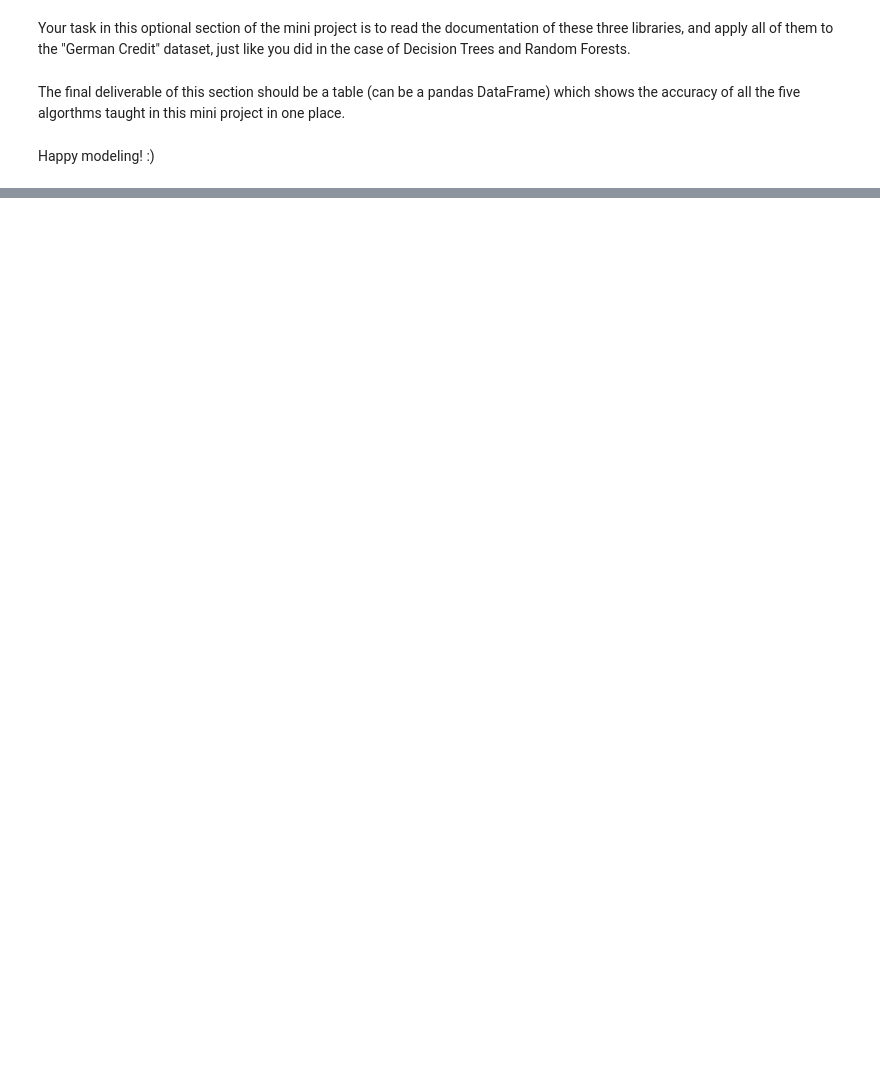
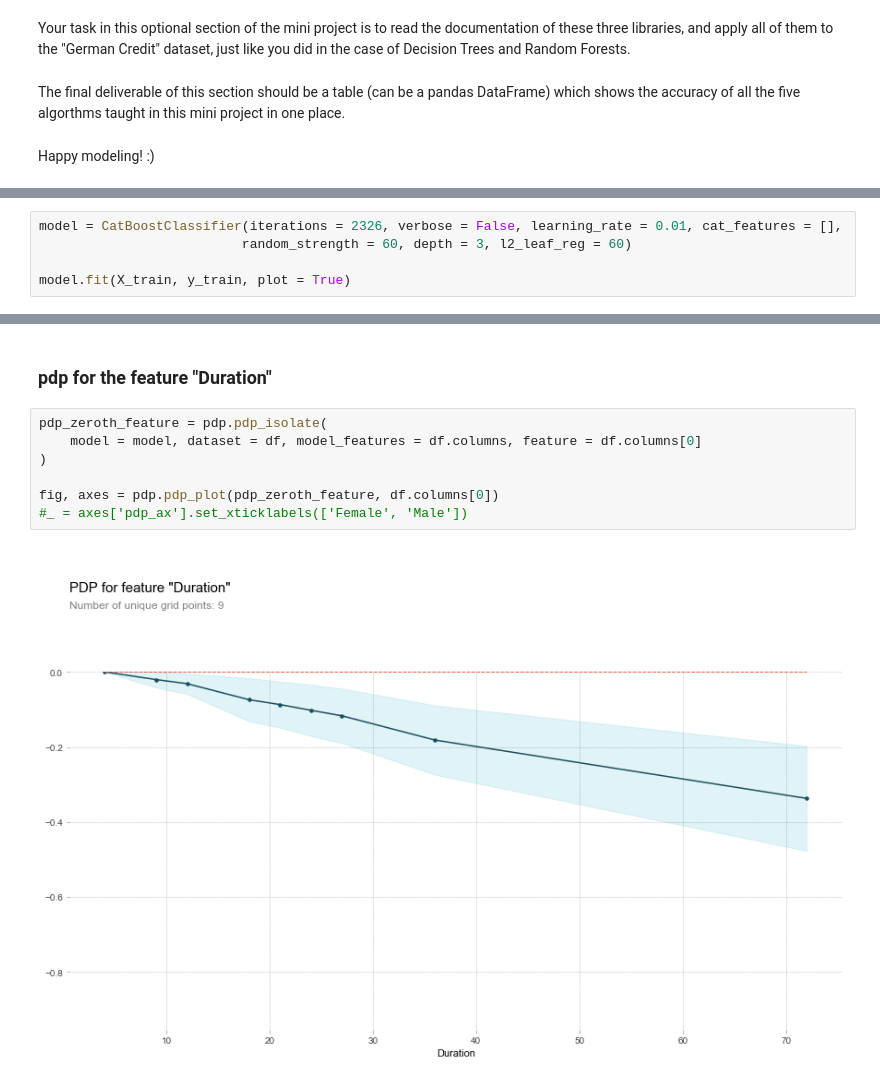
Before and after one commit to fanglidayan/machine_learning_projects, a Jupyter notebook: mec-13.5.1-tree-based-algorithms-mini-project/Mini_Project_Tree-Based_Algorithms.ipynb, the cells around one changed output, grey strips where cells are left out. Cells and saved outputs as stored; diff of their text form; blank space fills up the shorter version.

```diff
--- a/mec-13.5.1-tree-based-algorithms-mini-project/Mini_Project_Tree-Based_Algorithms.ipynb
+++ b/mec-13.5.1-tree-based-algorithms-mini-project/Mini_Project_Tree-Based_Algorithms.ipynb
@@ -224,0 +408,5 @@ Happy modeling! :)
+# %%
+model = CatBoostClassifier(iterations = 2326, verbose = False, learning_rate = 0.01, cat_features = [],
+                          random_strength = 60, depth = 3, l2_leaf_reg = 60)
+
+model.fit(X_train, y_train, plot = True)
@@ -224,0 +471,11 @@ Happy modeling! :)
+# %% [markdown]
+### pdp for the feature "Duration"
+# %%
+pdp_zeroth_feature = pdp.pdp_isolate(
+    model = model, dataset = df, model_features = df.columns, feature = df.columns[0]
+)
+
+fig, axes = pdp.pdp_plot(pdp_zeroth_feature, df.columns[0])
+#_ = axes['pdp_ax'].set_xticklabels(['Female', 'Male'])
+# %% [output]
+[figure, added]
```
Also changed, not shown: parts of 46 cells of this notebook, 6 other files.
